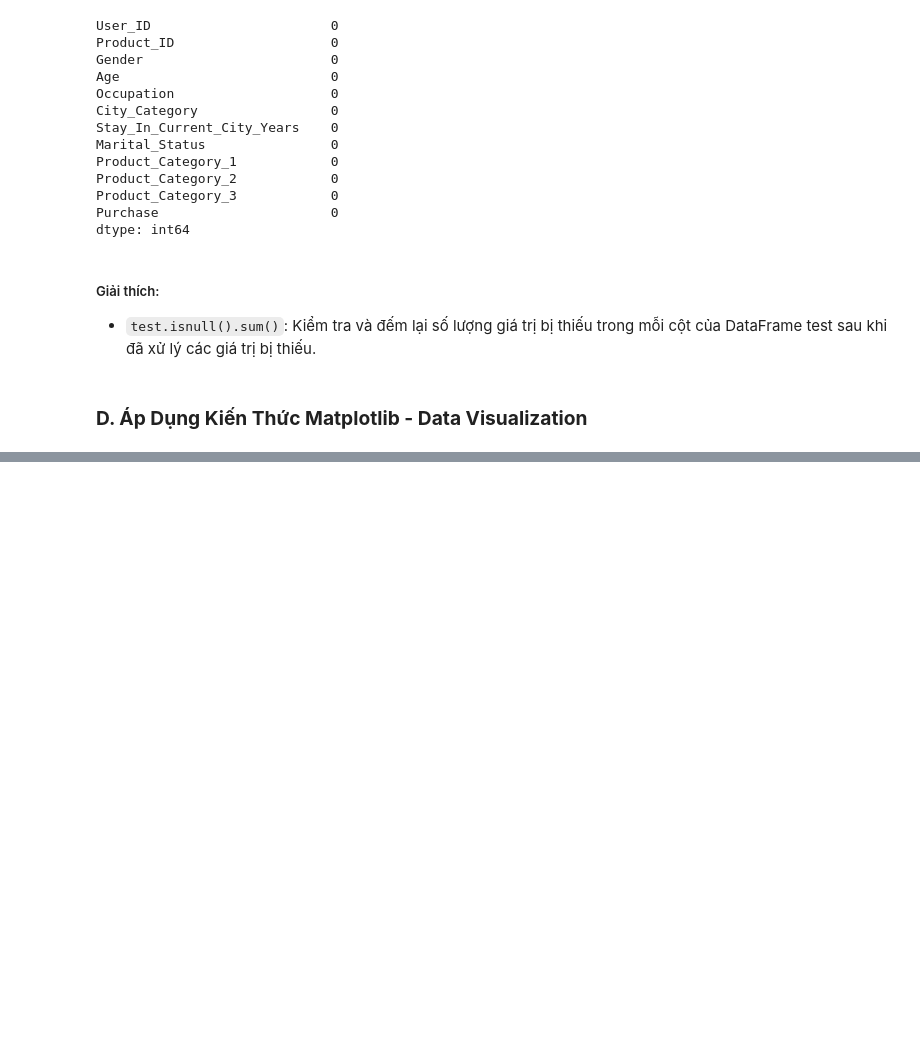
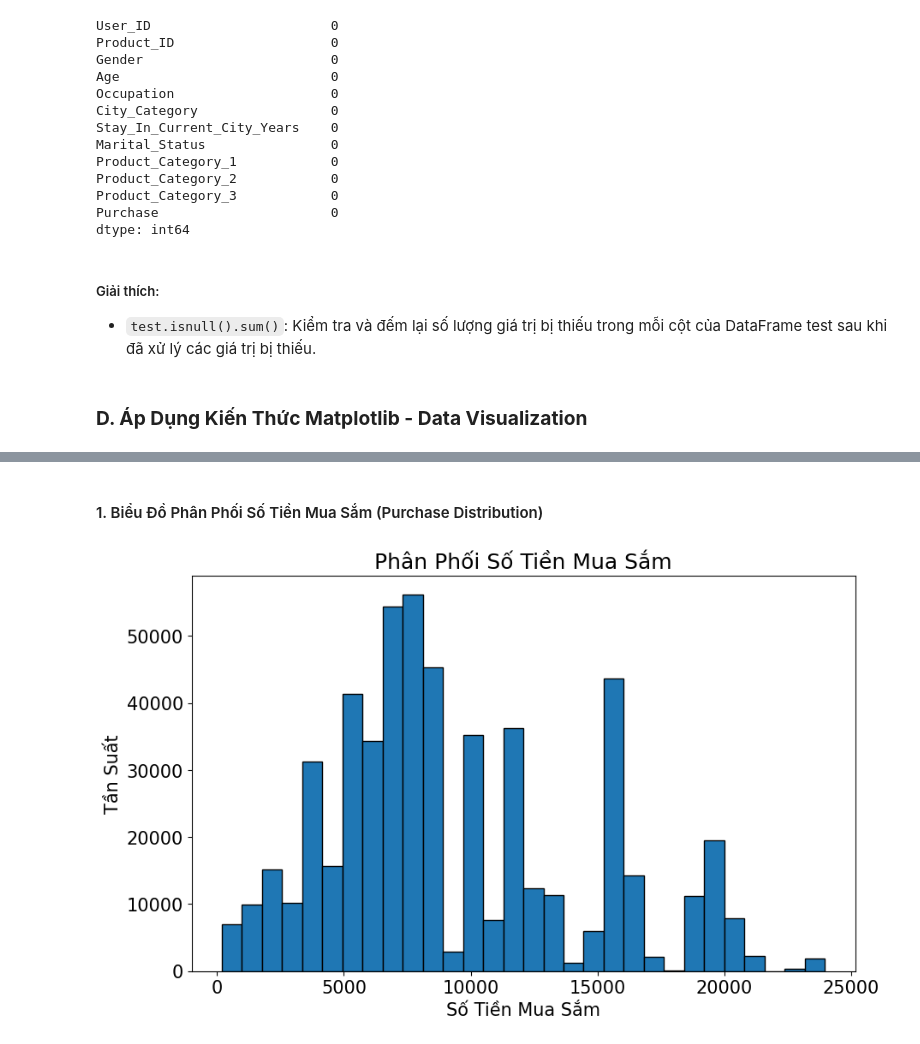
Before and after one commit to MeiCloudie/demo-python-data-analyst, a Jupyter notebook: black-friday-sales/black_friday_sales.ipynb, the cells around one changed output, grey strips where cells are left out. Saved outputs shown, nothing was run; the diff lists cells and outputs as text; code cells hidden in the pictures; blank space fills up the shorter version.

```diff
--- a/black-friday-sales/black_friday_sales.ipynb
+++ b/black-friday-sales/black_friday_sales.ipynb
@@ -294,0 +315,11 @@ dtype: int64
+# %% [markdown]
+#### 1. Biểu Đồ Phân Phối Số Tiền Mua Sắm (Purchase Distribution)
+# %%
+plt.figure(figsize=(10, 6))
+plt.hist(test['Purchase'], bins=30, edgecolor='black')
+plt.title('Phân Phối Số Tiền Mua Sắm')
+plt.xlabel('Số Tiền Mua Sắm')
+plt.ylabel('Tần Suất')
+plt.show()
+# %% [output]
+[figure, added]
```
Also changed, not shown: parts of 16 cells of this notebook, 1 other file.
